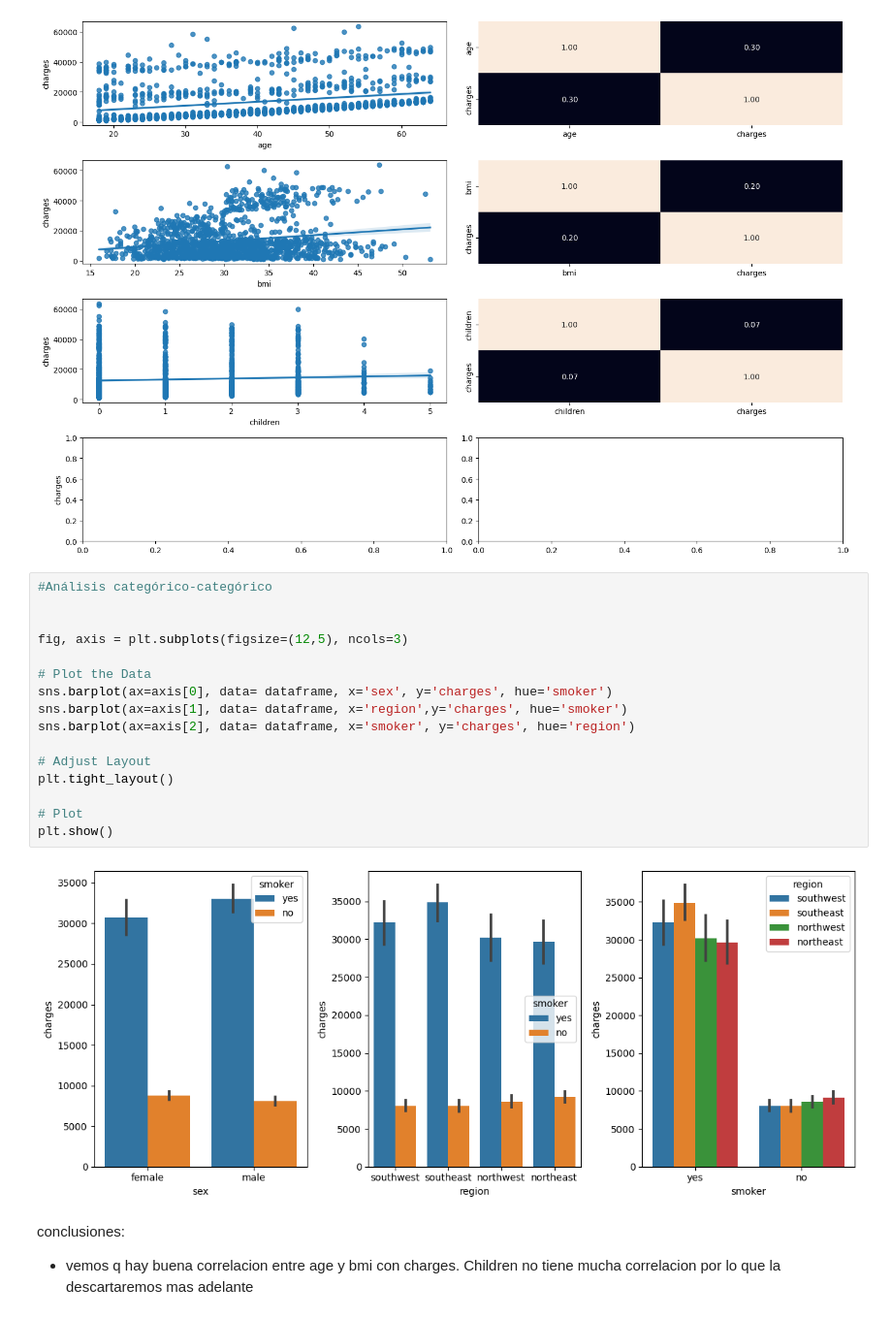
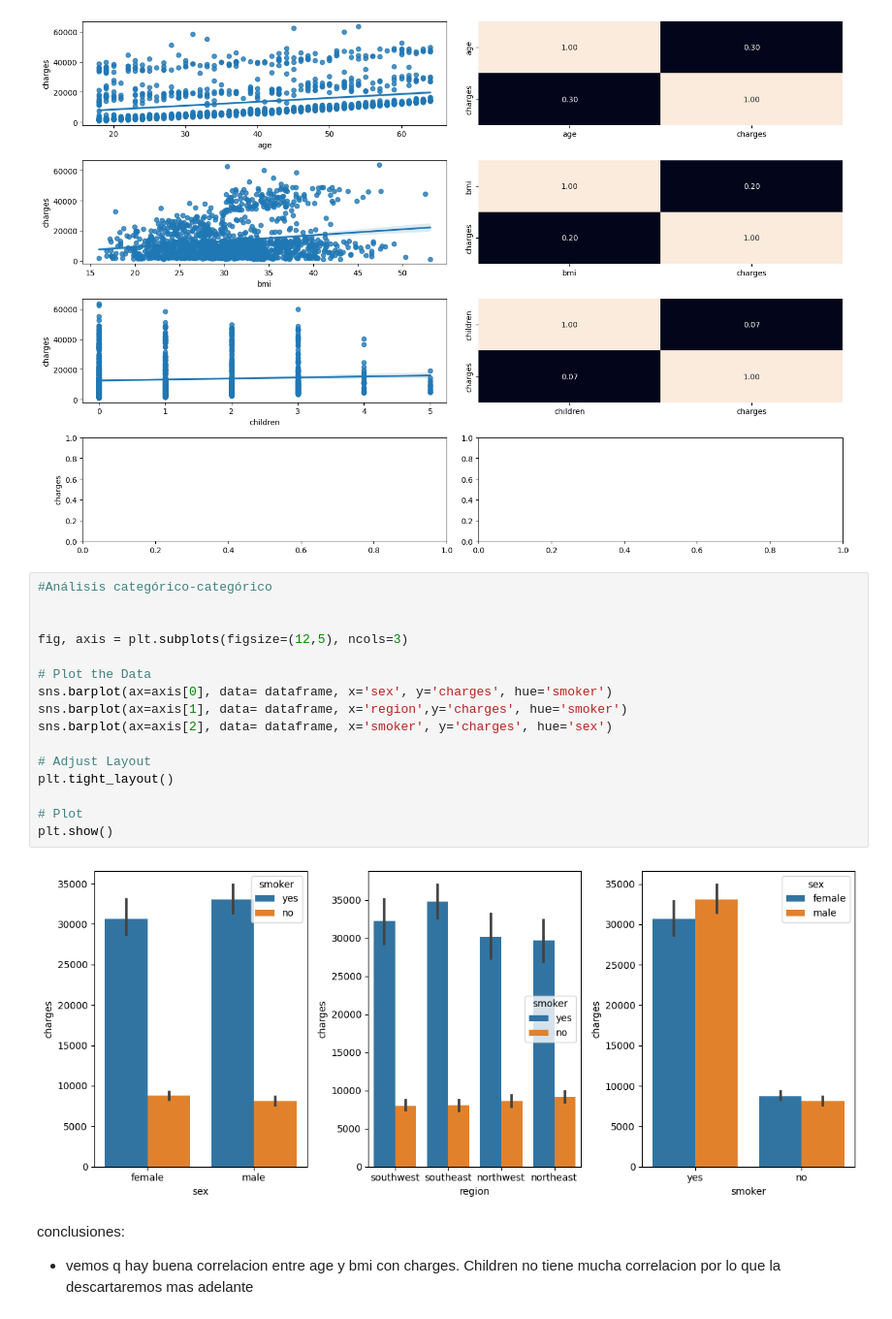
Before and after one commit to jaimed411/015-PROYECTO1-LINEAR-REGRESSION, a Jupyter notebook: src/explore.ipynb, the cells around one changed output. Shown at 97% size. Drawn from its saved outputs; the diff is of its cells as text.

```diff
--- a/src/explore.ipynb
+++ b/src/explore.ipynb
@@ -198,21 +198,21 @@ plt.show()
 # %%
 #Análisis categórico-categórico
 
 
 fig, axis = plt.subplots(figsize=(12,5), ncols=3)
 
 # Plot the Data
 sns.barplot(ax=axis[0], data= dataframe, x='sex', y='charges', hue='smoker')
 sns.barplot(ax=axis[1], data= dataframe, x='region',y='charges', hue='smoker')
-sns.barplot(ax=axis[2], data= dataframe, x='smoker', y='charges', hue='region')
+sns.barplot(ax=axis[2], data= dataframe, x='smoker', y='charges', hue='sex')
 
 # Adjust Layout
 plt.tight_layout()
 
 # Plot
 plt.show()
 # %% [output]
-[figure, old version]
+[figure, new version]
 # %% [markdown]
 conclusiones:
 - vemos q hay buena correlacion entre age y bmi con charges. Children no tiene mucha correlacion por lo que la descartaremos mas adelante
```
Also changed, not shown: parts of 3 cells of this notebook.
